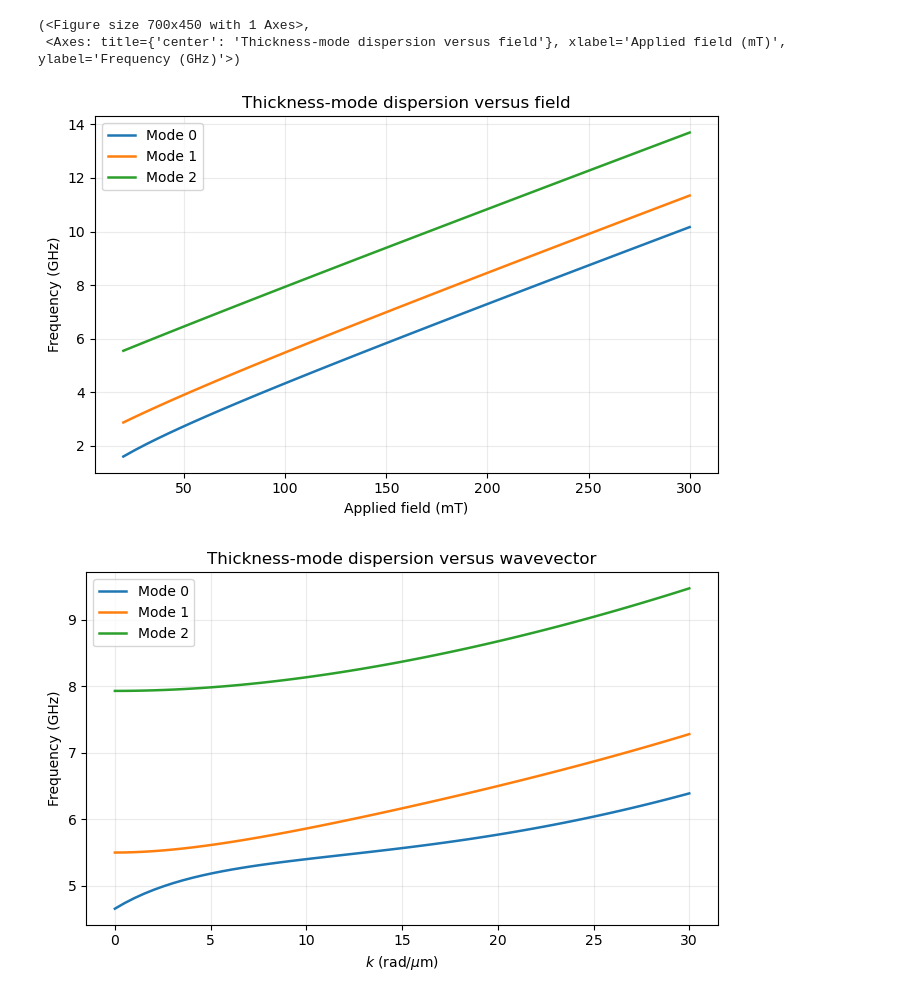
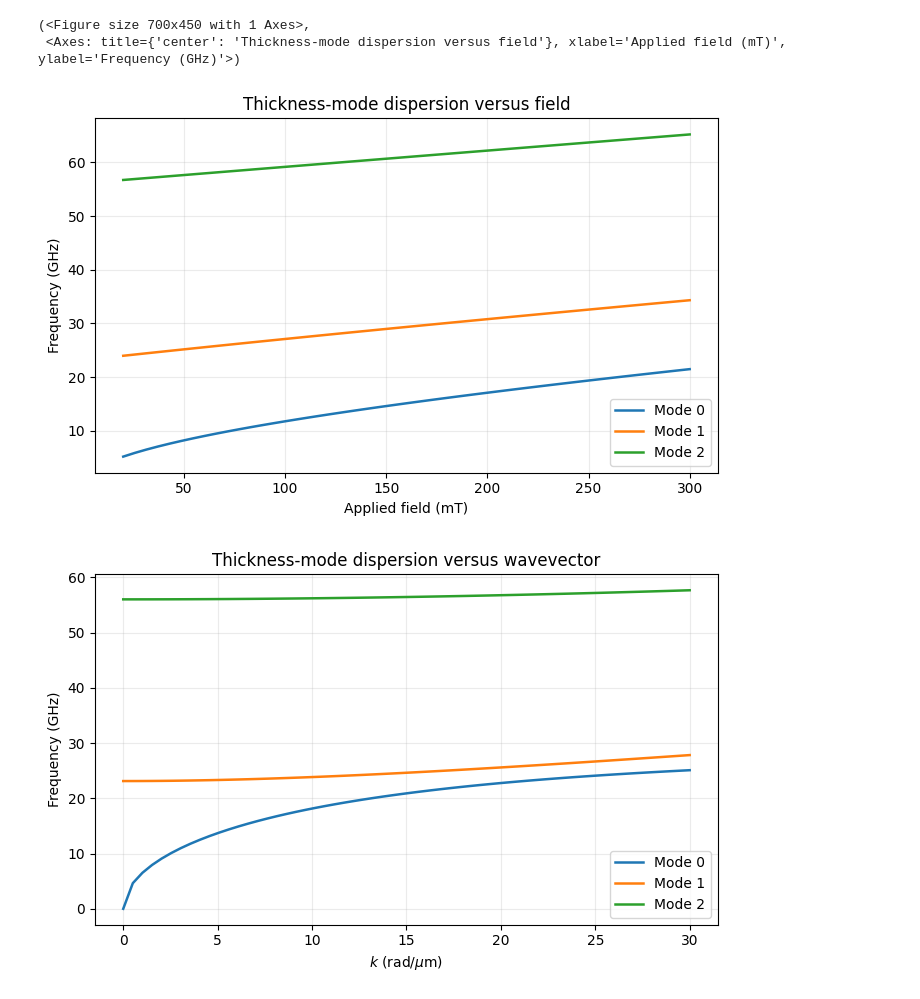
Before and after one commit to FenHarel95/AnalyticalSolvers, a Jupyter notebook: Notebooks/Examples_FM_SSWMs.ipynb, the cells around one changed output. Cells and saved outputs as stored; diff of their text form; code cells hidden in the pictures.

```diff
--- a/Notebooks/Examples_FM_SSWMs.ipynb
+++ b/Notebooks/Examples_FM_SSWMs.ipynb
@@ -15,12 +15,29 @@ import FM_inPlaneSWMs as sswms
 # Material parameters: example YIG-like values
 # --------------------------------------------------------
 
-Ms = 140e3           # A/m
-A = 3.5e-12          # J/m
-d = 135e-9           # m
+mu0 = 4*3.14e-7
+material = "Co"
 
-Ku = 0.0             # J/m^3
-K1 = 0.0             # J/m^3
+if (material == "Fe"):
+
+    Ms = 2.15/mu0       # A/m
+
+    A = 19.4e-12          # J/m
+    d = 20e-9             # m
+
+    Ku = -45e3            # J/m^3
+    K1 = 2.3e-3           # J/m^3
+
+if (material == "Co"):
+
+    Ms = 1.410e6      # A/m
+
+    A = 28.5e-12          # J/m
+    d = 35e-9            # m
+
+    Ku = 0.0            # J/m^3
+    #K1 = 4.5e5           # J/m^3
+    K1 = 0.0
 
 # --------------------------------------------------------
 # Applied field
@@ -28,39 +45,40 @@ K1 = 0.0             # J/m^3
 
 B = np.array([
     0.0,  # Bx (T)
-    0.1,  # By (T)
-    0.0,  # Bz (T)
+    0.0,  # By (T)
+    0.1,  # Bz (T)
 ])
 # %%
 # --------------------------------------------------------
 # f(H) sweep
 # --------------------------------------------------------
 
 fields = np.linspace(0.02, 0.3, 50)
+k = 3.9e6  # rad/m
 
 frequencies_H, vectors_H, results_H = sswms.sweep_field(
     fields=fields,
     field_direction=[1, 0, 0],
     kx=k,
     ky=0.0,
     Ms=Ms,
     A=A,
     d=d,
     Ku=Ku,
     K1=K1,
     n_modes=3,
 )
 
 sswms.plot_frequency_sweep(
     fields * 1e3,
     frequencies_H,
     xlabel="Applied field (mT)",
     title="Thickness-mode dispersion versus field",
 )
 # %% [output]
 (<Figure size 700x450 with 1 Axes>,
  <Axes: title={'center': 'Thickness-mode dispersion versus field'}, xlabel='Applied field (mT)', ylabel='Frequency (GHz)'>)
-[figure, old version]
+[figure, new version]
 # %%
 # --------------------------------------------------------
 # f(k) sweep
@@ -89,7 +107,7 @@ sswms.plot_frequency_sweep(
 
 plt.show()
 # %% [output]
-[figure, old version]
+[figure, new version]
 # %%
 # --------------------------------------------------------
 # Single-point calculation
```
Also changed, not shown: parts of 2 cells of this notebook, 1 other file.
